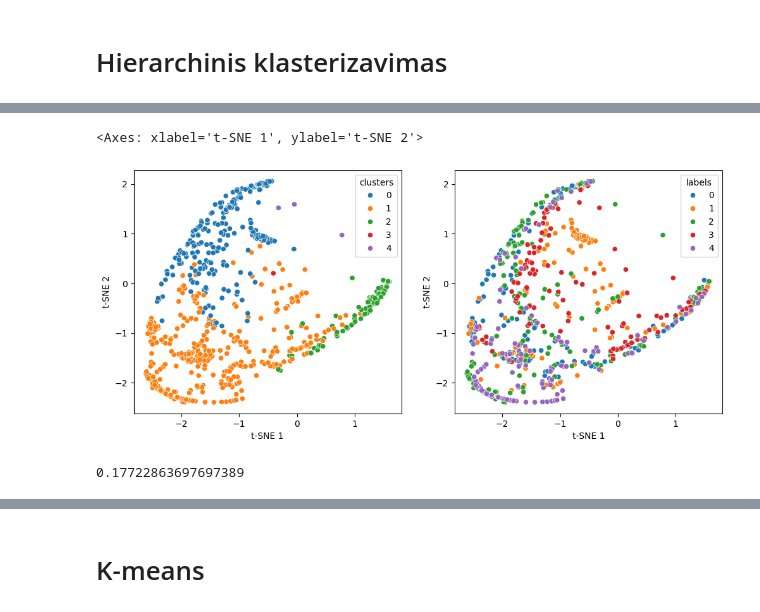
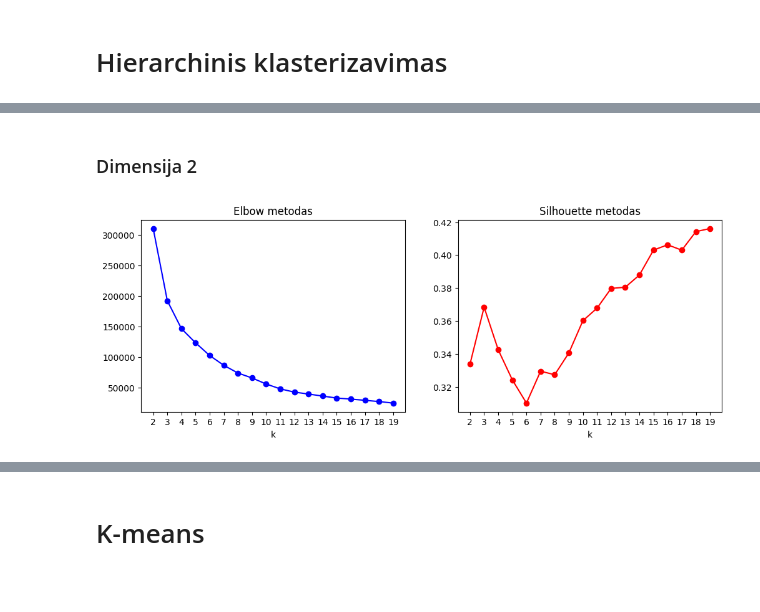
Before and after one commit to lukasjanusauskas/ais-duomenu-vizualizavimas, a Jupyter notebook: 4lab.ipynb, the cells around one changed output, grey strips where cells are left out. Cells and saved outputs as stored; diff of their text form; code cells hidden in the pictures; blank space fills up the shorter version.

```diff
--- a/4lab.ipynb
+++ b/4lab.ipynb
@@ -45,0 +114,3 @@ from sklearn.metrics import silhouette_score
+# %%
+n = original_data.shape[0]
+np.sqrt(n / 2)
@@ -151,46 +312,21 @@ clusters = model.fit_predict(distance_matrix)
-# %%
-fig, axs = plt.subplots(ncols=2, figsize=(12, 5))
-
-df_res = pd.DataFrame(embedding, columns=['t-SNE 1', 't-SNE 2'])
-df_res['clusters'] = clusters
-df_res['labels'] = labels
-
-n_clusters = len(np.unique(clusters))
-
-sns.scatterplot(
-    data=df_res, x='t-SNE 1', y='t-SNE 2',
-    ax=axs[0],
-    hue='clusters',
-    palette='tab10',
-    hue_norm=(-0.5, n_clusters - 0.5)
-)
-
-sns.scatterplot(
-    data=df_res, x='t-SNE 1', y='t-SNE 2',
-    ax=axs[1],
-    hue='labels',
-    palette='tab10',
-    hue_norm=(-0.5, n_clusters - 0.5)
-)
-# %% [output]
-<Axes: xlabel='t-SNE 1', ylabel='t-SNE 2'>
-[figure, removed]
+# %% [markdown]
+### Dimensija 2
 # %%
-clusters_of_n = []
-silhouette_scores = []
+silhouette_scores, inertia_scores = evaluate_clustering_embeddings(embedding, max_n=20)
 
-for n in range(2, 30):
-    clusters = AgglomerativeClustering(n_clusters=n, metric='euclidean', linkage='average')\
-        .fit_predict(embedding25)
+plt.figure(figsize=(12, 4))
 
-    score = silhouette_score(distance_matrix, clusters, metric='precomputed')
-    silhouette_scores.append(score)
-    clusters_of_n.append(clusters)
+plt.subplot(1, 2, 1)
+plt.plot(range(2, 20), inertia_scores, 'bo-')
+plt.title('Elbow metodas'); plt.xlabel('k')
+plt.xticks(ticks=range(2,20), labels=[str(x) for x in range(2, 20)])
+
+plt.subplot(1, 2, 2)
+plt.plot(range(2, 20), silhouette_scores, 'ro-')
+plt.title('Silhouette metodas')
+plt.xlabel('k')
+plt.xticks(ticks=range(2,20), labels=[str(x) for x in range(2, 20)])
+
+plt.show()
+# %% [output]
+[figure, added]
-# %%
-clusters = AgglomerativeClustering(5, metric='euclidean', linkage='average').fit_predict(embedding)
-
-labels = LabelEncoder().fit_transform(labels)
-
-jaccard_score(clusters, labels, average='weighted')
-# %% [output]
-0.17722863697697389
```
Also changed, not shown: parts of 53 cells of this notebook.
